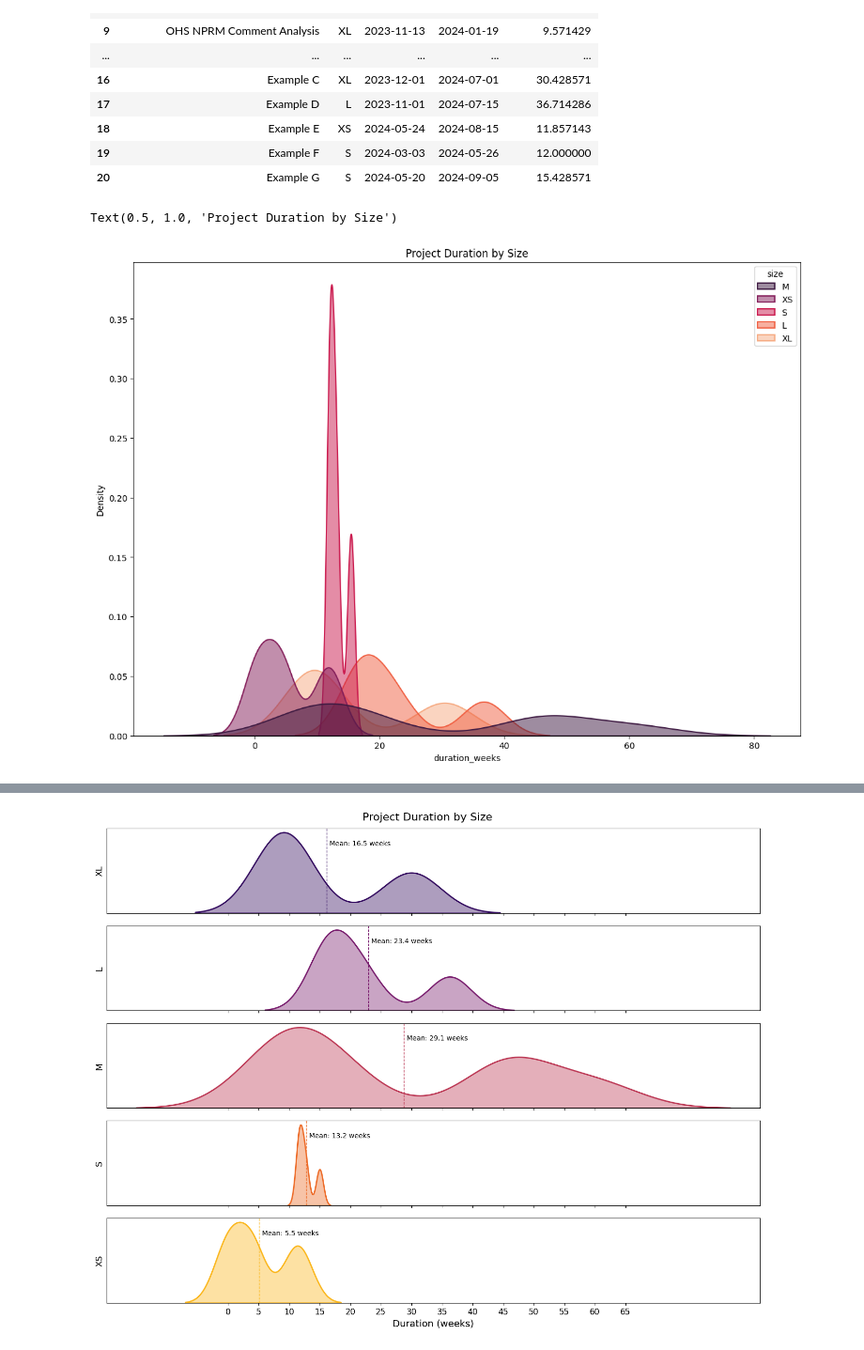
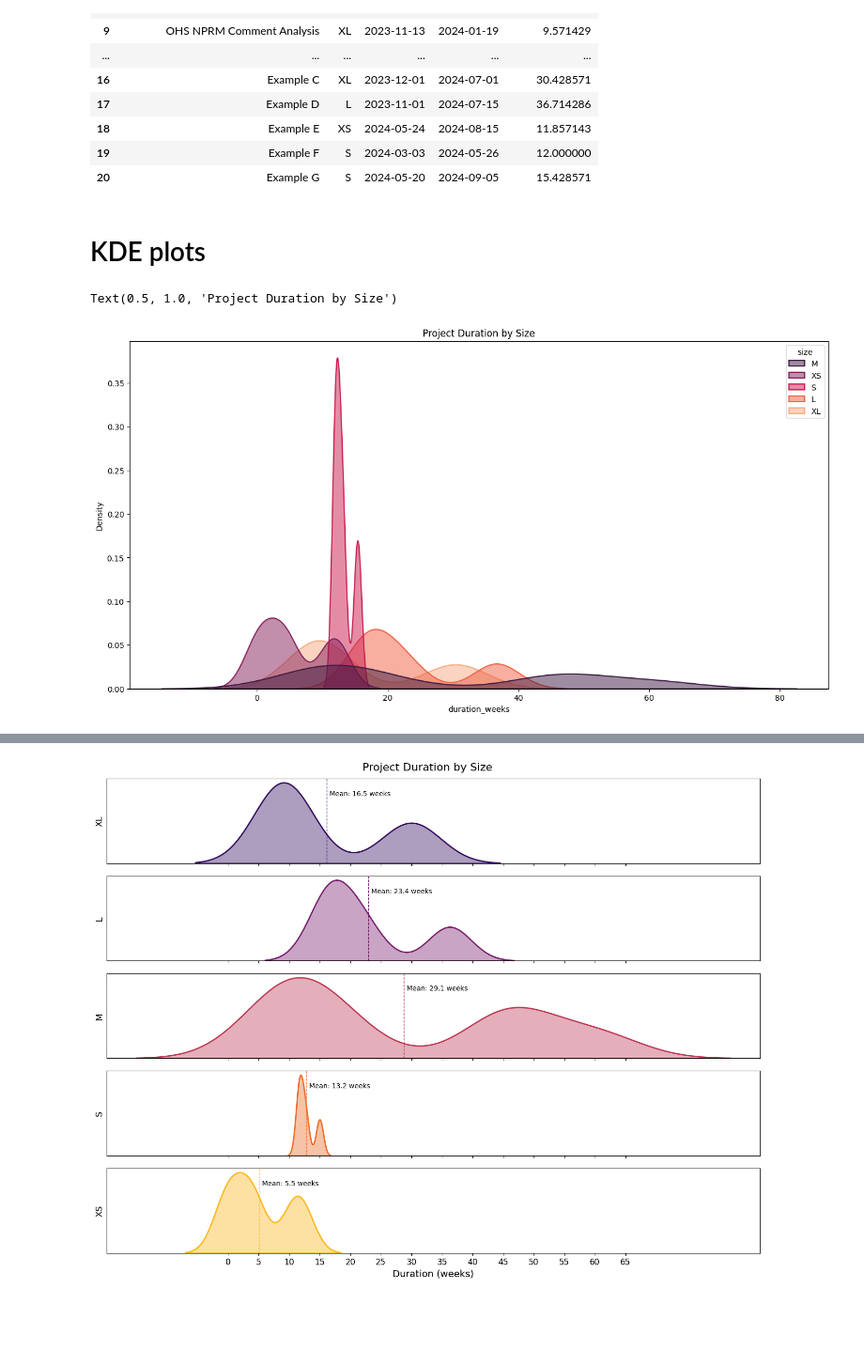
Before and after one commit to dbouquin/static_arch_project_vis, a Jupyter notebook: static_arch_project_vis.ipynb, the cells around one changed output, grey strips where cells are left out. Shown: that part at 94% size. Drawn from its saved outputs; the diff is of its cells as text; code cells hidden in the pictures; blank space fills up the shorter version.

```diff
--- a/static_arch_project_vis.ipynb
+++ b/static_arch_project_vis.ipynb
@@ -58,17 +58,19 @@ df
 | 18 | Example E | XS | 2024-05-24 | 2024-08-15 | 11.857143 |
 | 19 | Example F | S | 2024-03-03 | 2024-05-26 | 12.000000 |
 | 20 | Example G | S | 2024-05-20 | 2024-09-05 | 15.428571 |
+# %% [markdown]
+# KDE plots
 # %%
 custom_order = ['XL', 'L', 'M', 'S', 'XS']
-plt.figure(figsize=(14, 10))
+plt.figure(figsize=(16, 8))
 palette = sns.color_palette("rocket", len(custom_order))
 
 # Create KDE plots for each size category
 sns.kdeplot(data=df, x='duration_weeks', hue='size', common_norm=False, palette=palette,
             fill=True, alpha=0.5, linewidth=1.5, bw_adjust=0.5)
 
 
 plt.title('Project Duration by Size')
 # %% [output]
 Text(0.5, 1.0, 'Project Duration by Size')
-[figure, old version]
+[figure, new version]
```
Also changed, not shown: parts of 1 cell of this notebook, 1 other file.
